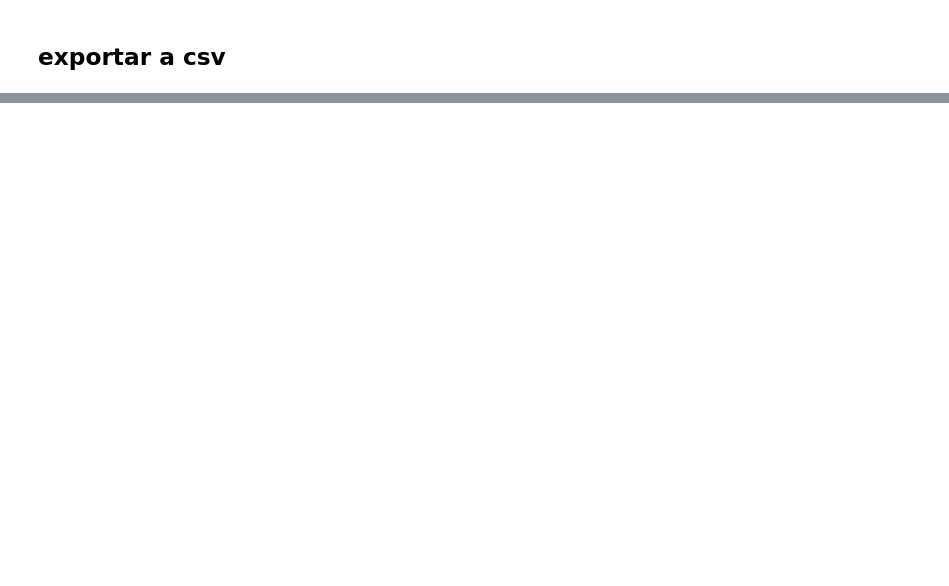
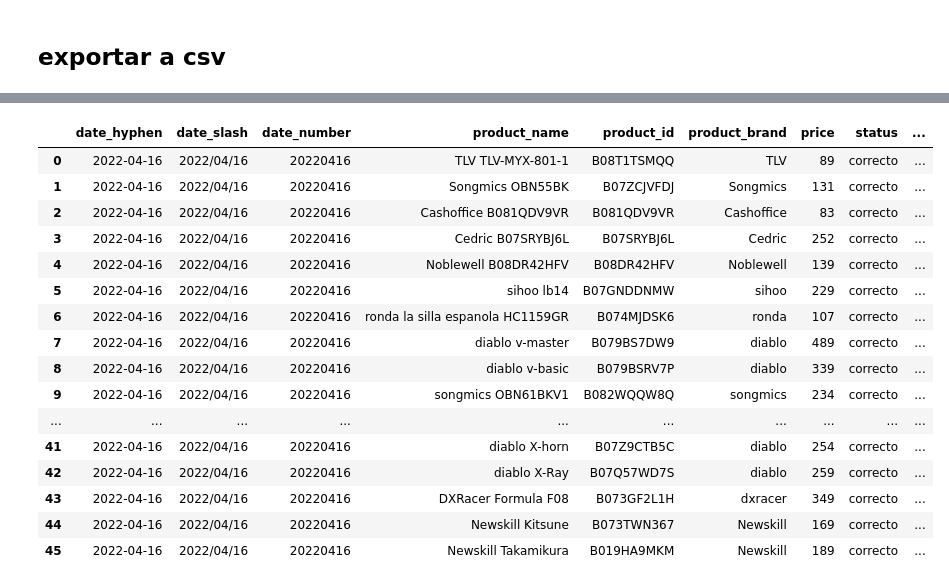
Before and after one commit to alvaro-saez/business_afi, a Jupyter notebook: notebooks/business_afi_acquisition.ipynb, the cells around one changed output, grey strips where cells are left out. Drawn from its saved outputs; the diff is of its cells as text; code cells hidden in the pictures; blank space fills up the shorter version.

```diff
--- a/notebooks/business_afi_acquisition.ipynb
+++ b/notebooks/business_afi_acquisition.ipynb
@@ -378,0 +396,20 @@ df_append_new_files_to_csv = df_single.to_csv("../files/df_append_new_files_to_c
+# %%
+df_append_new_files
+# %% [output]
+|  | date_hyphen | date_slash | date_number | product_name | product_id | product_brand | price | status | ... |
+| 0 | 2022-04-16 | 2022/04/16 | 20220416 | TLV TLV-MYX-801-1 | B08T1TSMQQ | TLV | 89 | correcto | ... |
+| 1 | 2022-04-16 | 2022/04/16 | 20220416 | Songmics OBN55BK | B07ZCJVFDJ | Songmics | 131 | correcto | ... |
+| 2 | 2022-04-16 | 2022/04/16 | 20220416 | Cashoffice B081QDV9VR | B081QDV9VR | Cashoffice | 83 | correcto | ... |
+| 3 | 2022-04-16 | 2022/04/16 | 20220416 | Cedric B07SRYBJ6L | B07SRYBJ6L | Cedric | 252 | correcto | ... |
+| 4 | 2022-04-16 | 2022/04/16 | 20220416 | Noblewell B08DR42HFV | B08DR42HFV | Noblewell | 139 | correcto | ... |
+| 5 | 2022-04-16 | 2022/04/16 | 20220416 | sihoo lb14 | B07GNDDNMW | sihoo | 229 | correcto | ... |
+| 6 | 2022-04-16 | 2022/04/16 | 20220416 | ronda la silla espanola HC1159GR | B074MJDSK6 | ronda | 107 | correcto | ... |
+| 7 | 2022-04-16 | 2022/04/16 | 20220416 | diablo v-master | B079BS7DW9 | diablo | 489 | correcto | ... |
+| 8 | 2022-04-16 | 2022/04/16 | 20220416 | diablo v-basic | B079BSRV7P | diablo | 339 | correcto | ... |
+| 9 | 2022-04-16 | 2022/04/16 | 20220416 | songmics OBN61BKV1 | B082WQQW8Q | songmics | 234 | correcto | ... |
+| ... | ... | ... | ... | ... | ... | ... | ... | ... | ... |
+| 41 | 2022-04-16 | 2022/04/16 | 20220416 | diablo X-horn | B07Z9CTB5C | diablo | 254 | correcto | ... |
+| 42 | 2022-04-16 | 2022/04/16 | 20220416 | diablo X-Ray | B07Q57WD7S | diablo | 259 | correcto | ... |
+| 43 | 2022-04-16 | 2022/04/16 | 20220416 | DXRacer Formula F08 | B073GF2L1H | dxracer | 349 | correcto | ... |
+| 44 | 2022-04-16 | 2022/04/16 | 20220416 | Newskill Kitsune | B073TWN367 | Newskill | 169 | correcto | ... |
+| 45 | 2022-04-16 | 2022/04/16 | 20220416 | Newskill Takamikura | B019HA9MKM | Newskill | 189 | correcto | ... |
```
Also changed, not shown: parts of 13 cells of this notebook, 2 other files.
